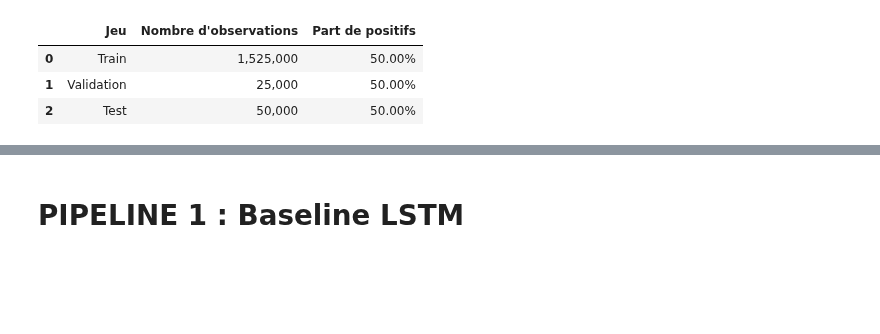
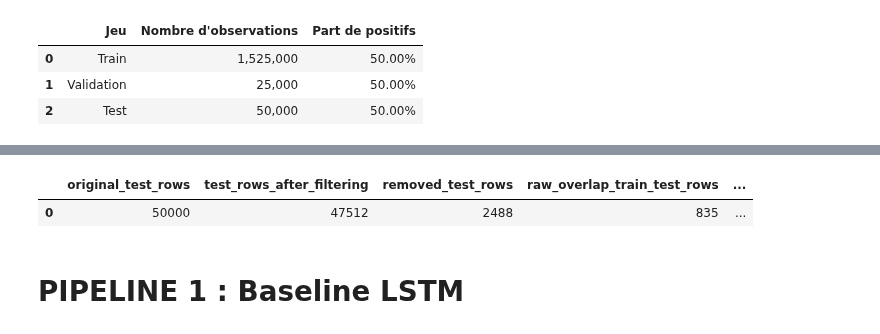
Before and after one commit to CaNaLLx/OpenClassrooms_projet_9, a Jupyter notebook: Notebooks/notebook_final_entrainement.ipynb, the cells around one changed output, grey strips where cells are left out. Saved outputs shown, nothing was run; the diff lists cells and outputs as text; code cells hidden in the pictures; blank space fills up the shorter version.

```diff
--- a/Notebooks/notebook_final_entrainement.ipynb
+++ b/Notebooks/notebook_final_entrainement.ipynb
@@ -227,8 +239,0 @@ Splits sauvegardés dans : f:\adalc\Documents\Projets\Projet 9\OpenClassrooms_pr
-# %%
-df_train = pd.read_csv(SPLIT_DIR / "train.csv")
-df_val = pd.read_csv(SPLIT_DIR / "val.csv")
-df_test = pd.read_csv(SPLIT_DIR / "test.csv")
-
-print(f"Train      : {len(df_train):,}")
-print(f"Validation : {len(df_val):,}")
-print(f"Test       : {len(df_test):,}")
@@ -235,3 +252,46 @@ print(f"Test       : {len(df_test):,}")
+# %%
+original_test = df_test.copy()
+lstm_training_rows = df_train.sample(n=CONFIG["lstm_train_size"], random_state=SEED)
+setfit_training_rows = df_train.groupby("label", group_keys=False).sample(
+    n=CONFIG["setfit_examples_per_class"], random_state=SEED
+)
+
+seen_raw = set(df_train["tweet"]) | set(df_val["tweet"])
+seen_lstm = set(pd.concat([lstm_training_rows["tweet"], df_val["tweet"]]).apply(clean_tweet_LSTM))
+seen_setfit = set(pd.concat([setfit_training_rows["tweet"], df_val["tweet"]]).apply(clean_tweet_SETFIT))
+
+test_checked = original_test.copy()
+test_checked["clean_lstm"] = test_checked["tweet"].apply(clean_tweet_LSTM)
+test_checked["clean_setfit"] = test_checked["tweet"].apply(clean_tweet_SETFIT)
+eligible = (
+    ~test_checked["tweet"].isin(seen_raw)
+    & ~test_checked["clean_lstm"].isin(seen_lstm)
+    & ~test_checked["clean_setfit"].isin(seen_setfit)
+    & test_checked["clean_lstm"].str.strip().ne("")
+    & test_checked["clean_setfit"].str.strip().ne("")
+)
+test_checked = test_checked[eligible].drop_duplicates("clean_lstm").drop_duplicates("clean_setfit")
+df_test = test_checked[["tweet", "label"]].reset_index(drop=True)
+df_test.to_csv(SPLIT_DIR / "test_independant.csv", index=False)
+
+audit = {
+    "original_test_rows": len(original_test),
+    "test_rows_after_filtering": len(df_test),
+    "removed_test_rows": len(original_test) - len(df_test),
+    "raw_overlap_train_test_rows": int(original_test["tweet"].isin(set(df_train["tweet"])).sum()),
+    "raw_overlap_validation_test_rows": int(original_test["tweet"].isin(set(df_val["tweet"])).sum()),
+    "raw_overlap_train_validation_rows": int(df_val["tweet"].isin(set(df_train["tweet"])).sum()),
+    "test_class_counts": {str(k): int(v) for k, v in df_test["label"].value_counts().items()},
+}
+(RESULTS_DIR / "audit_donnees.json").write_text(json.dumps(audit, indent=2), encoding="utf-8")
+assert not set(df_test["tweet"]) & seen_raw
+assert not set(test_checked["clean_lstm"]) & seen_lstm
+assert not set(test_checked["clean_setfit"]) & seen_setfit
+display(pd.DataFrame([audit]))
+del seen_raw, seen_lstm, seen_setfit
+# %% [output]
+|  | original_test_rows | test_rows_after_filtering | removed_test_rows | raw_overlap_train_test_rows | ... |
+| 0 | 50000 | 47512 | 2488 | 835 | ... |
 # %% [markdown]
 # PIPELINE 1 : Baseline LSTM
 # %%
```
Also changed, not shown: parts of 52 cells of this notebook, 37 other files.
